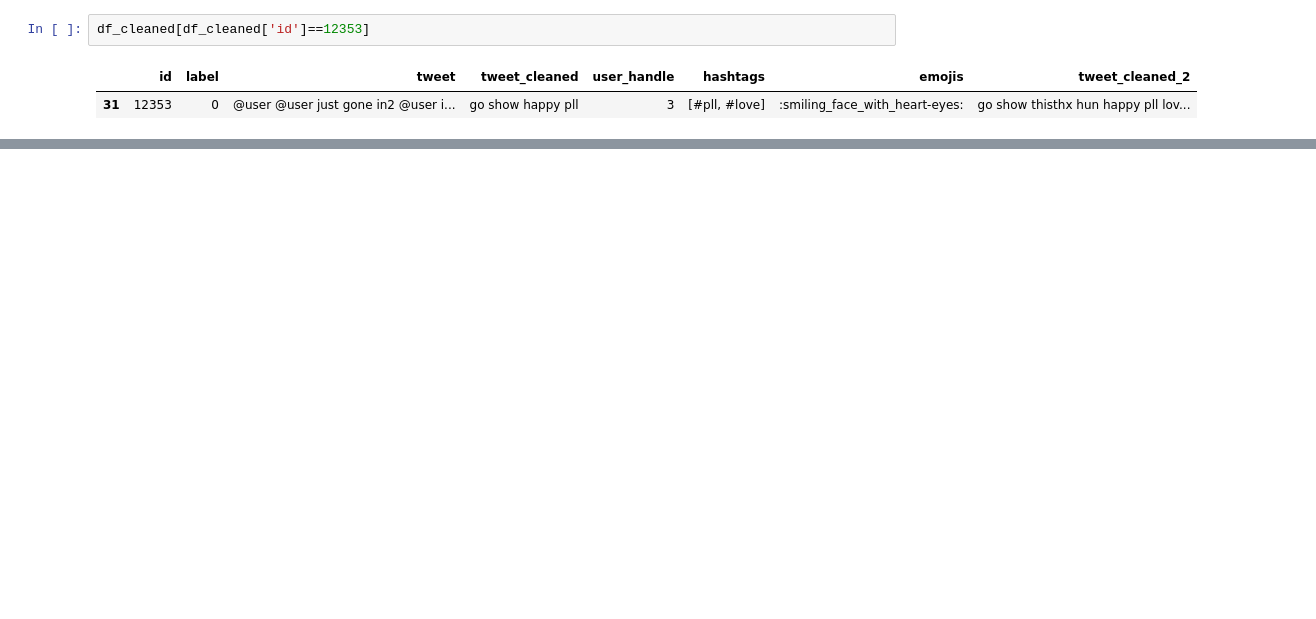
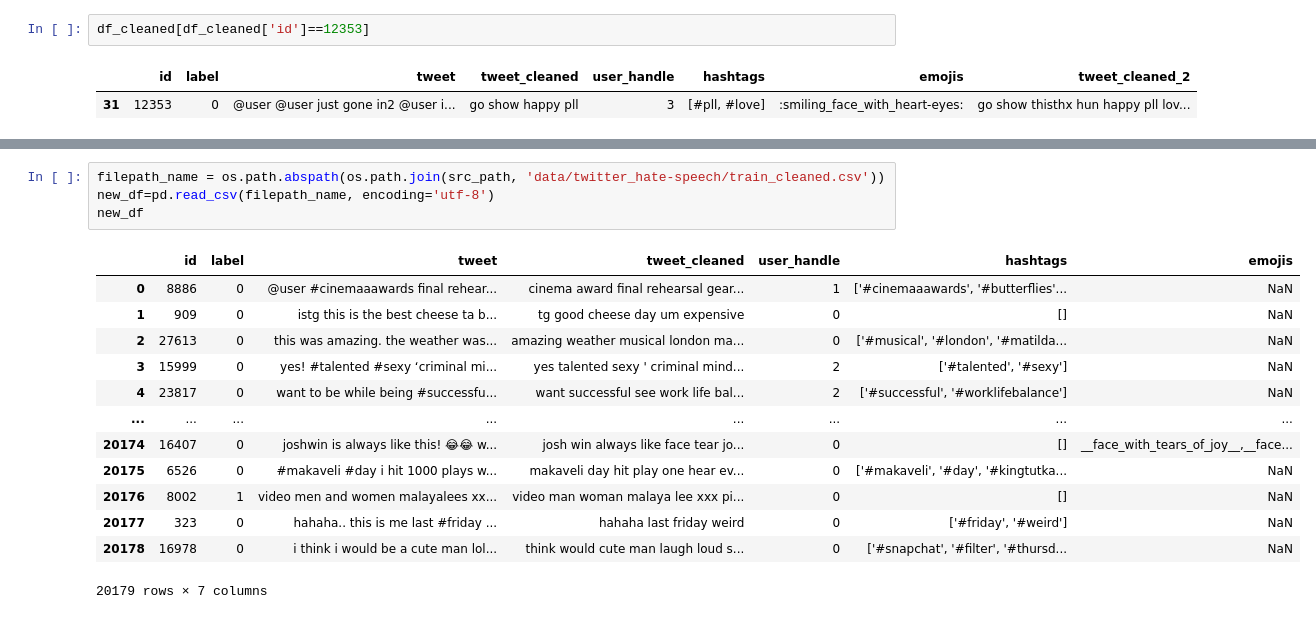
Before and after one commit to netGed/WebScience24, a Jupyter notebook: src/1. Explorative Analysis & Preprocessing/nasiba/notebooks/1_2_explore_data.ipynb, the cells around one changed output, grey strips where cells are left out. Saved outputs shown, nothing was run; the diff lists cells and outputs as text; blank space fills up the shorter version.

Commit message:
changed explore data

```diff
--- a/src/1. Explorative Analysis & Preprocessing/nasiba/notebooks/1_2_explore_data.ipynb
+++ b/src/1. Explorative Analysis & Preprocessing/nasiba/notebooks/1_2_explore_data.ipynb
@@ -729,0 +795,18 @@ df_cleaned.head(1)
+# %%
+filepath_name = os.path.abspath(os.path.join(src_path, 'data/twitter_hate-speech/train_cleaned.csv'))
+new_df=pd.read_csv(filepath_name, encoding='utf-8')
+new_df
+# %% [output]
+|  | id | label | tweet | tweet_cleaned | user_handle | hashtags | emojis |
+| 0 | 8886 | 0 | @user #cinemaaawards final rehear... | cinema award final rehearsal gear... | 1 | ['#cinemaaawards', '#butterflies'... | NaN |
+| 1 | 909 | 0 | istg this is the best cheese ta b... | tg good cheese day um expensive | 0 | [] | NaN |
+| 2 | 27613 | 0 | this was amazing. the weather was... | amazing weather musical london ma... | 0 | ['#musical', '#london', '#matilda... | NaN |
+| 3 | 15999 | 0 | yes! #talented #sexy ‘criminal mi... | yes talented sexy ' criminal mind... | 2 | ['#talented', '#sexy'] | NaN |
+| 4 | 23817 | 0 | want to be while being #successfu... | want successful see work life bal... | 2 | ['#successful', '#worklifebalance'] | NaN |
+| ... | ... | ... | ... | ... | ... | ... | ... |
+| 20174 | 16407 | 0 | joshwin is always like this! 😂😂 w... | josh win always like face tear jo... | 0 | [] | __face_with_tears_of_joy__,__face... |
+| 20175 | 6526 | 0 | #makaveli #day i hit 1000 plays w... | makaveli day hit play one hear ev... | 0 | ['#makaveli', '#day', '#kingtutka... | NaN |
+| 20176 | 8002 | 1 | video men and women malayalees xx... | video man woman malaya lee xxx pi... | 0 | [] | NaN |
+| 20177 | 323 | 0 | hahaha.. this is me last #friday ... | hahaha last friday weird | 0 | ['#friday', '#weird'] | NaN |
+| 20178 | 16978 | 0 | i think i would be a cute man lol... | think would cute man laugh loud s... | 0 | ['#snapchat', '#filter', '#thursd... | NaN |
+20179 rows × 7 columns
```
Also changed, not shown: parts of 8 cells of this notebook, 1 other file.
